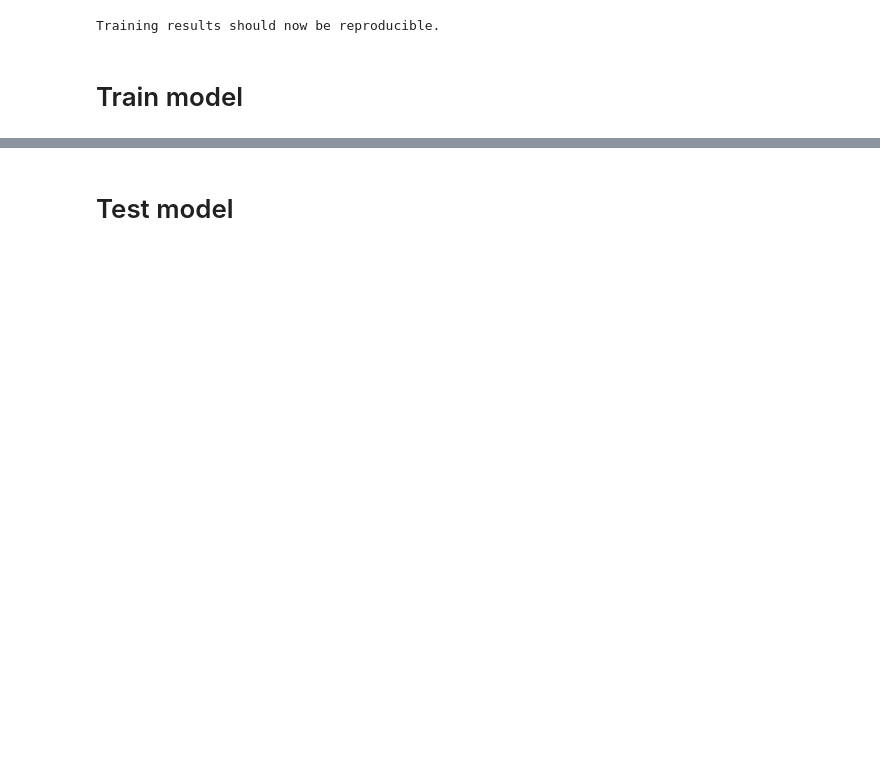
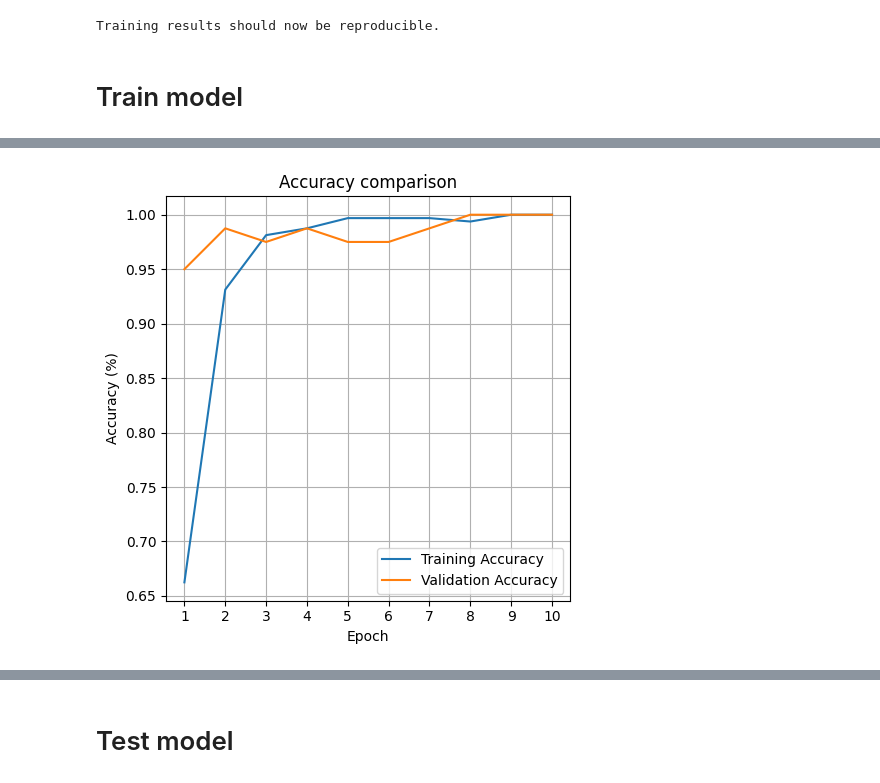
Before and after one commit to Sebelino/DD2424-project, a Jupyter notebook: e2_sebastian.ipynb, the cells around one changed output, grey strips where cells are left out. Drawn from its saved outputs; the diff is of its cells as text; code cells hidden in the pictures; blank space fills up the shorter version.

```diff
--- a/e2_sebastian.ipynb
+++ b/e2_sebastian.ipynb
@@ -41,3 +39,69 @@ print("Training results should now be reproducible.")
 Training results should now be reproducible.
 # %% [markdown]
 # Train model
+# %%
+%reload_ext autoreload
+%autoreload 2
+
+from training import TrainParams, NagParams, AdamParams
+from evaluation import evaluate_test_accuracy_and_misclassified, \
+    evaluate_with_train_val_plot, run_with_different_seeds, run_comparison
+from run import run
+from caching import invalidate_cache_entry
+from datasets import DatasetParams
+
+dataset_params = DatasetParams(
+    splitting_seed=determinism.seed,
+    shuffler_seed=determinism.seed,
+    batch_size=32,
+    #trainval_size=None,  # Load all training data
+    trainval_size=400,  # Load a subset
+    validation_set_fraction=0.2,  # 20 % of trainval set
+)
+
+baseline_params = TrainParams(
+    seed=determinism.seed,
+    architecture="resnet50",
+    n_epochs=10,
+    optimizer=NagParams(
+        learning_rate=0.01,
+        weight_decay=1e-4,
+        momentum=0.9,
+    ),
+    freeze_layers=True,
+    unfreezing_epochs=(3, 6),
+    validation_freq=1,
+    time_limit_seconds=None,
+    val_acc_target=None,
+)
+
+baseline_params = TrainParams(
+    seed=determinism.seed,
+    architecture="resnet50",
+    n_epochs=10,
+    optimizer=NagParams(
+        learning_rate=0.022630885203465553,
+        weight_decay=8.478660307897792e-05,
+        momentum=0.8063799868511693,
+    ),
+    freeze_layers=True,
+    unfreezing_epochs=(2, 4),
+    validation_freq=1,
+    time_limit_seconds=None,
+    val_acc_target=None,
+)
+
+run_args = (dataset_params, baseline_params)
+
+# Set invalidate=True to invalidate a single cache entry
+invalidate_cache_entry(run, run_args, invalidate=False)
+
+# First plot: Training and validation accuracy
+print("Training with params:")
+print(baseline_params.pprint())
+result = run(*run_args)
+
+print("Training result:")
+print(result.pprint())
+evaluate_with_train_val_plot(result)
+# %% [output]
@@ -44 +125,2 @@ Training results should now be reproducible.
+[figure, added]
 # %%
```
Also changed, not shown: parts of 4 cells of this notebook.
